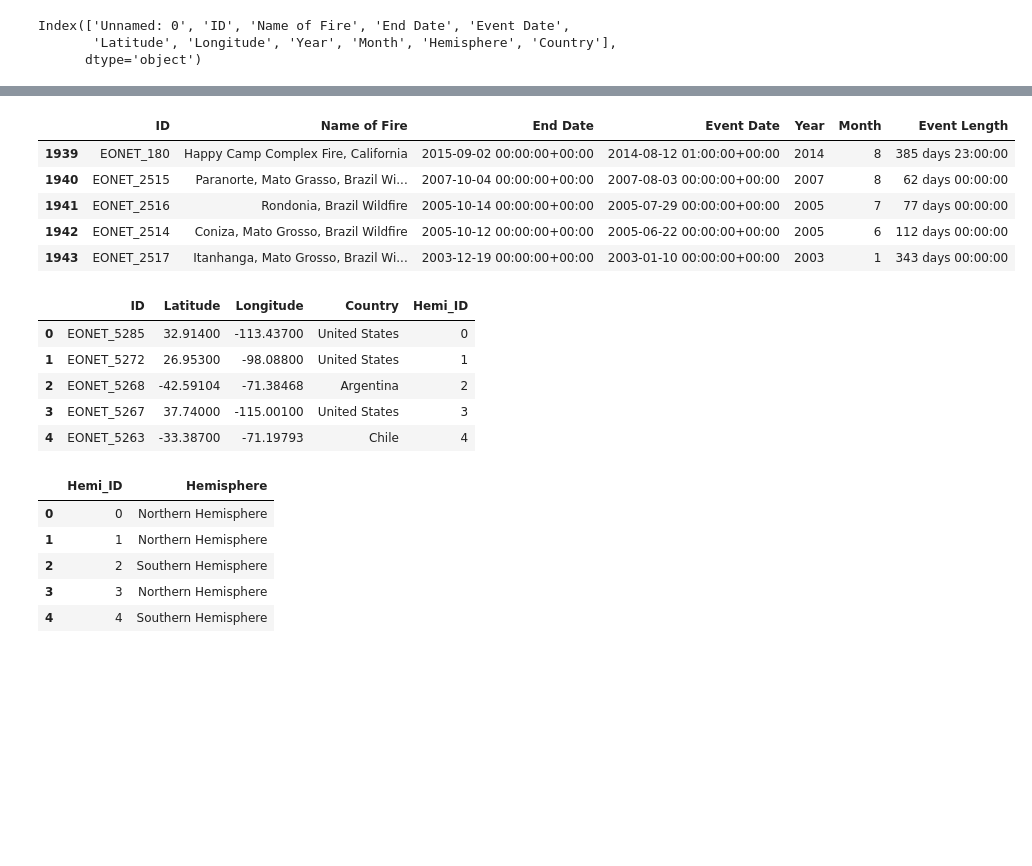
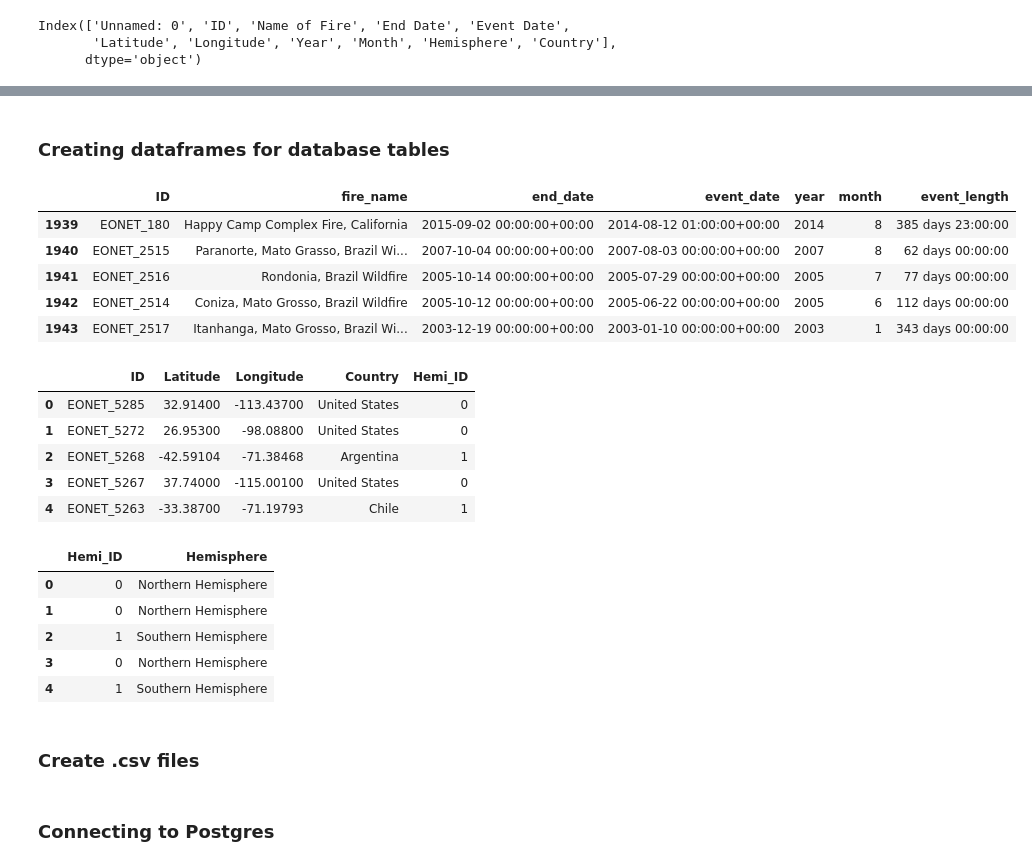
Before and after one commit to britt-emm/CGGroupProject, a Jupyter notebook: etl_Project.ipynb, the cells around one changed output, grey strips where cells are left out. Drawn from its saved outputs; the diff is of its cells as text; code cells hidden in the pictures; blank space fills up the shorter version.

```diff
--- a/etl_Project.ipynb
+++ b/etl_Project.ipynb
@@ -18,6 +20,6 @@ Index(['Unnamed: 0', 'ID', 'Name of Fire', 'End Date', 'Event Date',
        'Latitude', 'Longitude', 'Year', 'Month', 'Hemisphere', 'Country'],
       dtype='object')
 # %%
-fire_df['Hemi_ID'] = fire_df['Unnamed: 0']
+fire_df.drop('Unnamed: 0', axis=1, inplace=True)
 fire_df.head()
 # %% [output]
@@ -39,0 +32,9 @@ fire_df.head()
+# %%
+# fixing data for row 1454.
+# Latitude and Longitude were switched, so the hemisphere was wrong and the country was missing.
+temp = fire_df.loc[1454]
+fire_df.loc[1454, 'Latitude'] = temp[5]
+fire_df.loc[1454, 'Longitude'] = temp[4]
+fire_df.loc[1454, 'Hemisphere'] = 'Northern Hemisphere'
+fire_df.loc[1454, 'Country'] = 'Canada'
+fire_df.loc[1454]
@@ -40,3 +62,6 @@ fire_df.head()
+# %%
+# drop missing data
+fire_df.drop([1141, 1778, 1782, 1824], axis = 0, inplace=True)
 # %%
 fire_df.info()
 # %% [output]
@@ -93,0 +124,5 @@ fire_df.head()
+# %%
+fire_df['Hemi ID'] = np.where(fire_df['Hemisphere'] == 'Northern Hemisphere', 0, 1)
+
+#np.where(condition, value if condition is true, value if condition is false)
+# There's more than one way to do this.  .map with a lambda function, possibly Label Encoder
@@ -94 +138,3 @@ fire_df.head()
+# %% [markdown]
+### Creating dataframes for database tables
 # %%
@@ -98,27 +146,40 @@ hemisphere_subset = pd.DataFrame(fire_df[['Hemi_ID', 'Hemisphere']])
 # %%
+# rename columns without spaces
+# df.rename(columns={"A": "a", "B": "c"})
+fire_subset.rename(columns={'Name of Fire':'fire_name',
+                            'End Date': 'end_date',
+                            'Event Date': 'event_date',
+                            'Year': 'year',
+                            'Month': 'month',
+                           'Event Length': 'event_length'}, inplace=True)
+
 fire_subset.tail()
 # %% [output]
-|  | ID | Name of Fire | End Date | Event Date | Year | Month | Event Length |
+|  | ID | fire_name | end_date | event_date | year | month | event_length |
 | 1939 | EONET_180 | Happy Camp Complex Fire, California | 2015-09-02 00:00:00+00:00 | 2014-08-12 01:00:00+00:00 | 2014 | 8 | 385 days 23:00:00 |
 | 1940 | EONET_2515 | Paranorte, Mato Grasso, Brazil Wi... | 2007-10-04 00:00:00+00:00 | 2007-08-03 00:00:00+00:00 | 2007 | 8 | 62 days 00:00:00 |
 | 1941 | EONET_2516 | Rondonia, Brazil Wildfire | 2005-10-14 00:00:00+00:00 | 2005-07-29 00:00:00+00:00 | 2005 | 7 | 77 days 00:00:00 |
 | 1942 | EONET_2514 | Coniza, Mato Grosso, Brazil Wildfire | 2005-10-12 00:00:00+00:00 | 2005-06-22 00:00:00+00:00 | 2005 | 6 | 112 days 00:00:00 |
 | 1943 | EONET_2517 | Itanhanga, Mato Grosso, Brazil Wi... | 2003-12-19 00:00:00+00:00 | 2003-01-10 00:00:00+00:00 | 2003 | 1 | 343 days 00:00:00 |
 # %%
+country_subset.rename(columns={'Hemi ID': 'Hemi_ID'}, inplace=True)
 country_subset.head()
 # %% [output]
 |  | ID | Latitude | Longitude | Country | Hemi_ID |
 | 0 | EONET_5285 | 32.91400 | -113.43700 | United States | 0 |
-| 1 | EONET_5272 | 26.95300 | -98.08800 | United States | 1 |
-| 2 | EONET_5268 | -42.59104 | -71.38468 | Argentina | 2 |
-| 3 | EONET_5267 | 37.74000 | -115.00100 | United States | 3 |
-| 4 | EONET_5263 | -33.38700 | -71.19793 | Chile | 4 |
+| 1 | EONET_5272 | 26.95300 | -98.08800 | United States | 0 |
+| 2 | EONET_5268 | -42.59104 | -71.38468 | Argentina | 1 |
+| 3 | EONET_5267 | 37.74000 | -115.00100 | United States | 0 |
+| 4 | EONET_5263 | -33.38700 | -71.19793 | Chile | 1 |
 # %%
+hemisphere_subset.rename(columns={'Hemi ID': 'Hemi_ID'}, inplace=True)
 hemisphere_subset.head()
 # %% [output]
 |  | Hemi_ID | Hemisphere |
 | 0 | 0 | Northern Hemisphere |
-| 1 | 1 | Northern Hemisphere |
-| 2 | 2 | Southern Hemisphere |
-| 3 | 3 | Northern Hemisphere |
-| 4 | 4 | Southern Hemisphere |
+| 1 | 0 | Northern Hemisphere |
+| 2 | 1 | Southern Hemisphere |
+| 3 | 0 | Northern Hemisphere |
+| 4 | 1 | Southern Hemisphere |
+# %% [markdown]
+### Create .csv files
@@ -124,0 +195,2 @@ hemisphere_subset.head()
+# %% [markdown]
+### Connecting to Postgres
```
Also changed, not shown: parts of 23 cells of this notebook.
